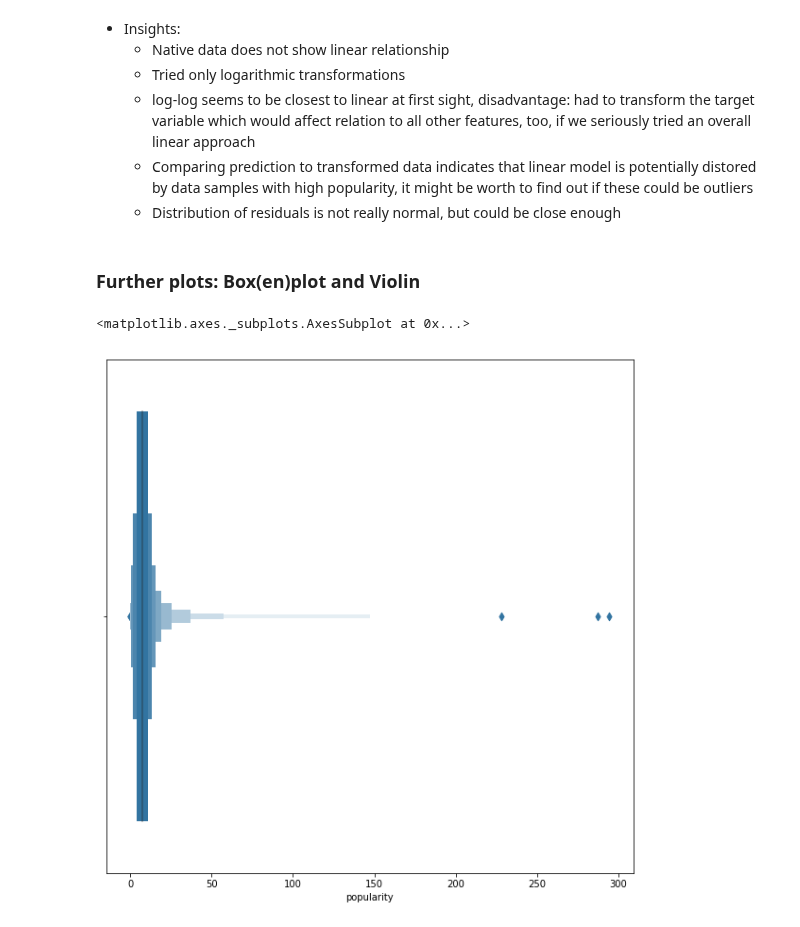
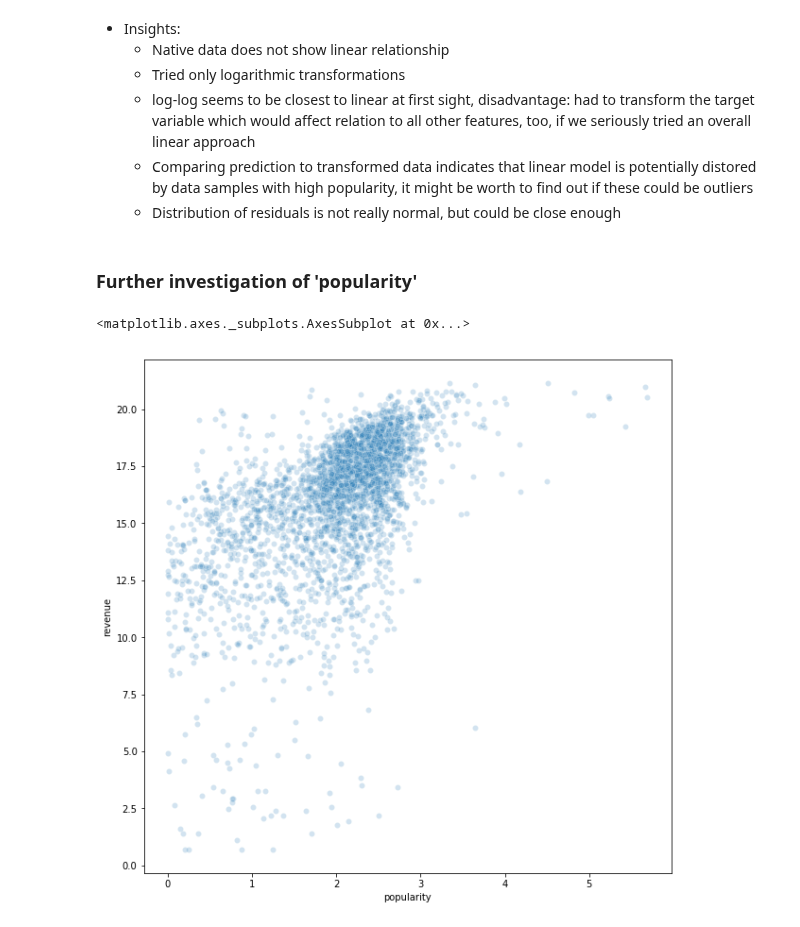
Before and after one commit to Cruzzor/BoxOffice, a Jupyter notebook: exploration_wiebke.ipynb, the cells around one changed output. Cells and saved outputs as stored; diff of their text form; code cells hidden in the pictures.

Commit message:
Investiagte potential outliers of feature popularity; improve linear relationship

```diff
--- a/exploration_wiebke.ipynb
+++ b/exploration_wiebke.ipynb
@@ -122,11 +121,11 @@ sns.distplot(y-y_pred)
     * log-log seems to be closest to linear at first sight, disadvantage: had to transform the target variable which would affect relation to all other features, too, if we seriously tried an overall linear approach
     * Comparing prediction to transformed data indicates that linear model is potentially distored by data samples with high popularity, it might be worth to find out if these could be outliers
     * Distribution of residuals is not really normal, but could be close enough
-# %% [markdown]
-### Further plots: Box(en)plot and Violin
+# %% [markdown]
+### Further investigation of 'popularity'
 # %%
 plt.figure(figsize=(10,10))
-sns.boxenplot(data.popularity)
+sns.scatterplot(x=np.log1p(data.popularity), y=np.log1p(data.revenue), alpha=0.2)
 # %% [output]
 <matplotlib.axes._subplots.AxesSubplot at 0x...>
-[figure, old version]
+[figure, new version]
```
Also changed, not shown: parts of 15 cells of this notebook.
